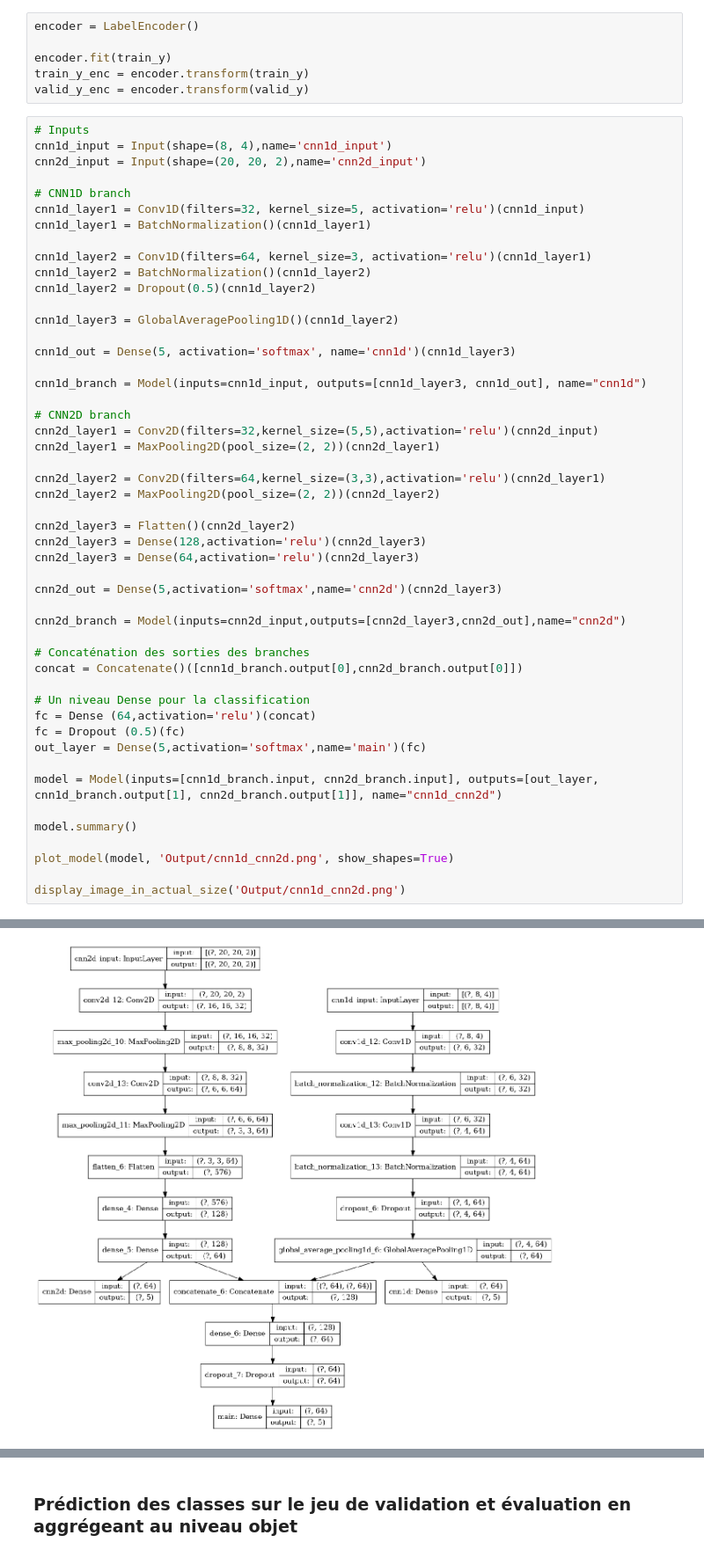
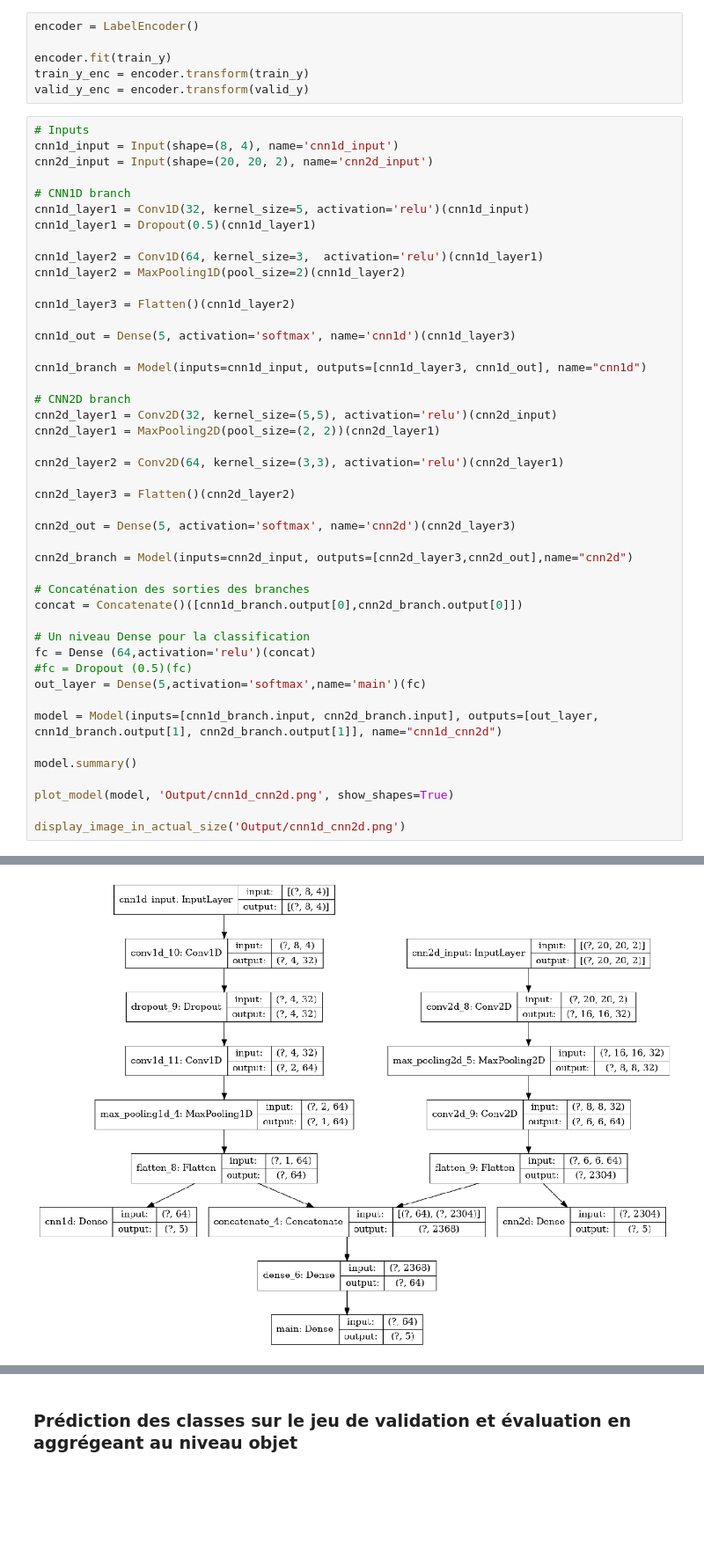
Before and after one commit to nilbahaaeddine/Land-Use-Classification, a Jupyter notebook: cnn1d_cnn2d.ipynb, the cells around one changed output, grey strips where cells are left out. Shown: that part at 88% size. Drawn from its saved outputs; the diff is of its cells as text; blank space fills up the shorter version.

Commit message:
cnn1d_cnn2d best model

```diff
--- a/cnn1d_cnn2d.ipynb
+++ b/cnn1d_cnn2d.ipynb
@@ -126,44 +125,40 @@ train_y_enc = encoder.transform(train_y)
 valid_y_enc = encoder.transform(valid_y)
 # %%
 # Inputs
-cnn1d_input = Input(shape=(8, 4),name='cnn1d_input')
-cnn2d_input = Input(shape=(20, 20, 2),name='cnn2d_input')
+cnn1d_input = Input(shape=(8, 4), name='cnn1d_input')
+cnn2d_input = Input(shape=(20, 20, 2), name='cnn2d_input')
 
 # CNN1D branch
-cnn1d_layer1 = Conv1D(filters=32, kernel_size=5, activation='relu')(cnn1d_input)
-cnn1d_layer1 = BatchNormalization()(cnn1d_layer1)
+cnn1d_layer1 = Conv1D(32, kernel_size=5, activation='relu')(cnn1d_input)
+cnn1d_layer1 = Dropout(0.5)(cnn1d_layer1)
 
-cnn1d_layer2 = Conv1D(filters=64, kernel_size=3, activation='relu')(cnn1d_layer1)
-cnn1d_layer2 = BatchNormalization()(cnn1d_layer2)
-cnn1d_layer2 = Dropout(0.5)(cnn1d_layer2)
+cnn1d_layer2 = Conv1D(64, kernel_size=3,  activation='relu')(cnn1d_layer1)
+cnn1d_layer2 = MaxPooling1D(pool_size=2)(cnn1d_layer2)
 
-cnn1d_layer3 = GlobalAveragePooling1D()(cnn1d_layer2)
+cnn1d_layer3 = Flatten()(cnn1d_layer2)
 
 cnn1d_out = Dense(5, activation='softmax', name='cnn1d')(cnn1d_layer3)
 
 cnn1d_branch = Model(inputs=cnn1d_input, outputs=[cnn1d_layer3, cnn1d_out], name="cnn1d")
 
 # CNN2D branch
-cnn2d_layer1 = Conv2D(filters=32,kernel_size=(5,5),activation='relu')(cnn2d_input)
+cnn2d_layer1 = Conv2D(32, kernel_size=(5,5), activation='relu')(cnn2d_input)
 cnn2d_layer1 = MaxPooling2D(pool_size=(2, 2))(cnn2d_layer1)
 
-cnn2d_layer2 = Conv2D(filters=64,kernel_size=(3,3),activation='relu')(cnn2d_layer1)
-cnn2d_layer2 = MaxPooling2D(pool_size=(2, 2))(cnn2d_layer2)
+cnn2d_layer2 = Conv2D(64, kernel_size=(3,3), activation='relu')(cnn2d_layer1)
 
 cnn2d_layer3 = Flatten()(cnn2d_layer2)
-cnn2d_layer3 = Dense(128,activation='relu')(cnn2d_layer3)
-cnn2d_layer3 = Dense(64,activation='relu')(cnn2d_layer3)
 
-cnn2d_out = Dense(5,activation='softmax',name='cnn2d')(cnn2d_layer3)
+cnn2d_out = Dense(5, activation='softmax', name='cnn2d')(cnn2d_layer3)
 
-cnn2d_branch = Model(inputs=cnn2d_input,outputs=[cnn2d_layer3,cnn2d_out],name="cnn2d")
+cnn2d_branch = Model(inputs=cnn2d_input, outputs=[cnn2d_layer3,cnn2d_out],name="cnn2d")
 
 # Concaténation des sorties des branches
 concat = Concatenate()([cnn1d_branch.output[0],cnn2d_branch.output[0]])
 
 # Un niveau Dense pour la classification
 fc = Dense (64,activation='relu')(concat)
-fc = Dropout (0.5)(fc)
+#fc = Dropout (0.5)(fc)
 out_layer = Dense(5,activation='softmax',name='main')(fc)
 
 model = Model(inputs=[cnn1d_branch.input, cnn2d_branch.input], outputs=[out_layer, cnn1d_branch.output[1], cnn2d_branch.output[1]], name="cnn1d_cnn2d")
@@ -194,4 +189,4 @@ ________________________________________________________________________________
-[figure, old version]
+[figure, new version]
 # %%
 OPTIMIZER = tf.keras.optimizers.Adam(0.001)
 BATCH_SIZE = 256
```
Also changed, not shown: parts of 12 cells of this notebook.
